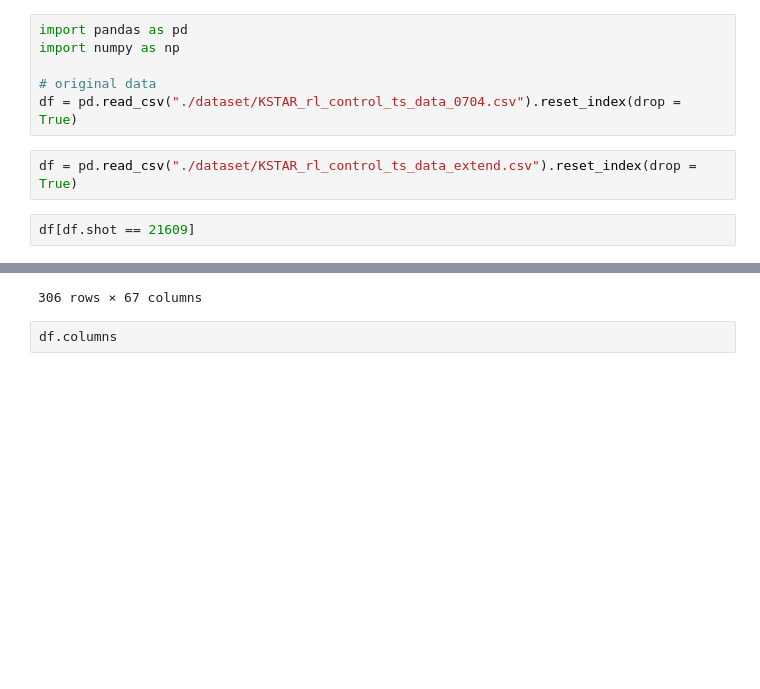
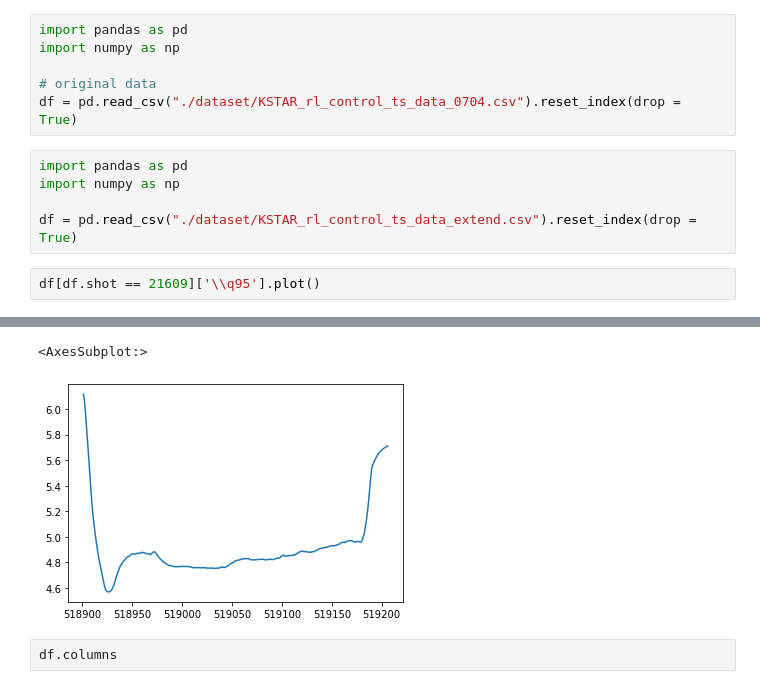
Before and after one commit to ZINZINBIN/Tokamak-Plasma-Operation-Control-based-on-RL, a Jupyter notebook: analysis/EDA.ipynb, the cells around one changed output, grey strips where cells are left out. Saved outputs shown, nothing was run; the diff lists cells and outputs as text; blank space fills up the shorter version.

```diff
--- a/analysis/EDA.ipynb
+++ b/analysis/EDA.ipynb
@@ -41,7 +41,10 @@ import numpy as np
 # original data
 df = pd.read_csv("./dataset/KSTAR_rl_control_ts_data_0704.csv").reset_index(drop = True)
 # %%
+import pandas as pd
+import numpy as np
+
 df = pd.read_csv("./dataset/KSTAR_rl_control_ts_data_extend.csv").reset_index(drop = True)
 # %%
-df[df.shot == 21609]
+df[df.shot == 21609]['\\q95'].plot()
 # %% [output]
@@ -60,4 +51,5 @@ df[df.shot == 21609]
-306 rows × 67 columns
+<AxesSubplot:>
+[figure, added]
 # %%
 df.columns
 # %% [output]
```
Also changed, not shown: parts of 1 cell of this notebook, 22 other files.
